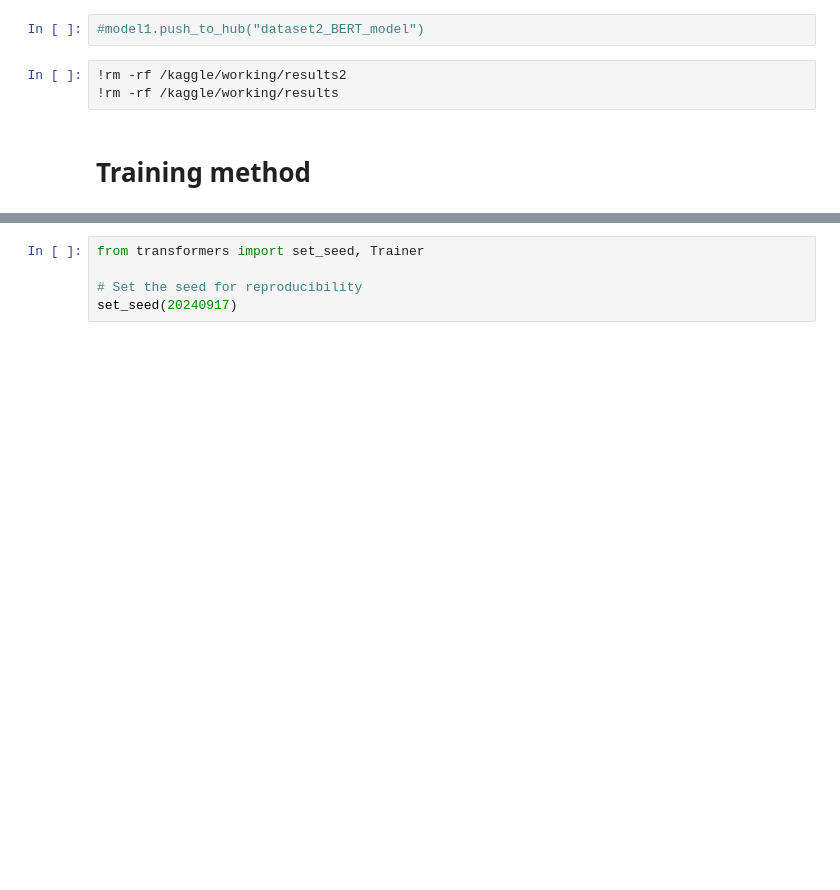
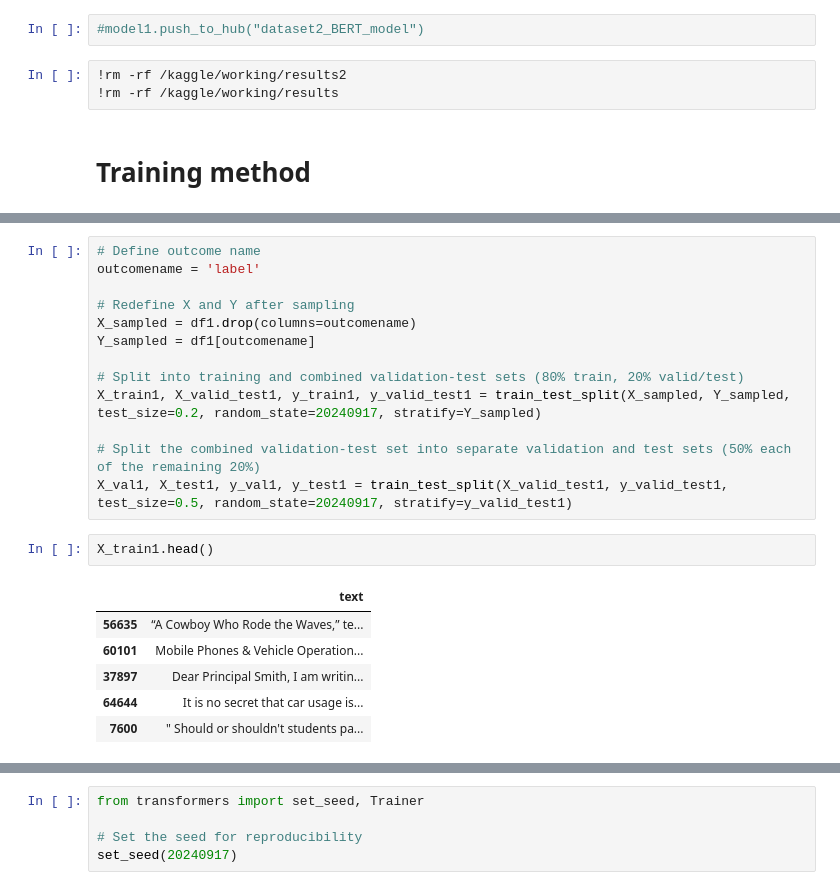
Before and after one commit to Sirapop12345/sp, a Jupyter notebook: roberta-sp.ipynb, the cells around one changed output, grey strips where cells are left out. Saved outputs shown, nothing was run; the diff lists cells and outputs as text; blank space fills up the shorter version.

```diff
--- a/roberta-sp.ipynb
+++ b/roberta-sp.ipynb
@@ -1089,0 +1112,22 @@ model = BertForSequenceClassification.from_pretrained("google-bert/bert-base-unc
+# %%
+# Define outcome name
+outcomename = 'label'
+
+# Redefine X and Y after sampling
+X_sampled = df1.drop(columns=outcomename)
+Y_sampled = df1[outcomename]
+
+# Split into training and combined validation-test sets (80% train, 20% valid/test)
+X_train1, X_valid_test1, y_train1, y_valid_test1 = train_test_split(X_sampled, Y_sampled, test_size=0.2, random_state=20240917, stratify=Y_sampled)
+
+# Split the combined validation-test set into separate validation and test sets (50% each of the remaining 20%)
+X_val1, X_test1, y_val1, y_test1 = train_test_split(X_valid_test1, y_valid_test1, test_size=0.5, random_state=20240917, stratify=y_valid_test1)
+# %%
+X_train1.head()
+# %% [output]
+|  | text |
+| 56635 | “A Cowboy Who Rode the Waves,” te... |
+| 60101 | Mobile Phones & Vehicle Operation... |
+| 37897 | Dear Principal Smith, I am writin... |
+| 64644 | It is no secret that car usage is... |
+| 7600 | " Should or shouldn't students pa... |
```
Also changed, not shown: parts of 64 cells of this notebook.
